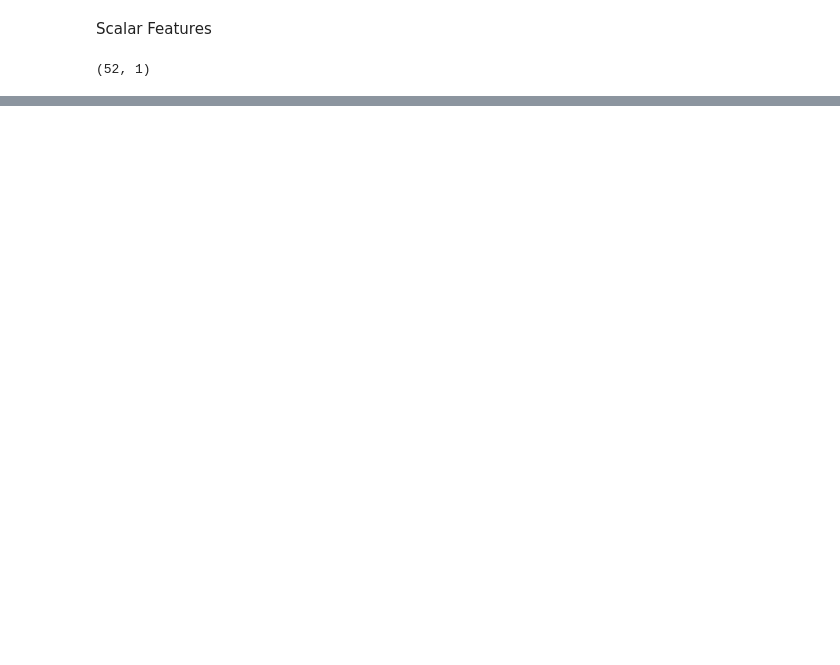
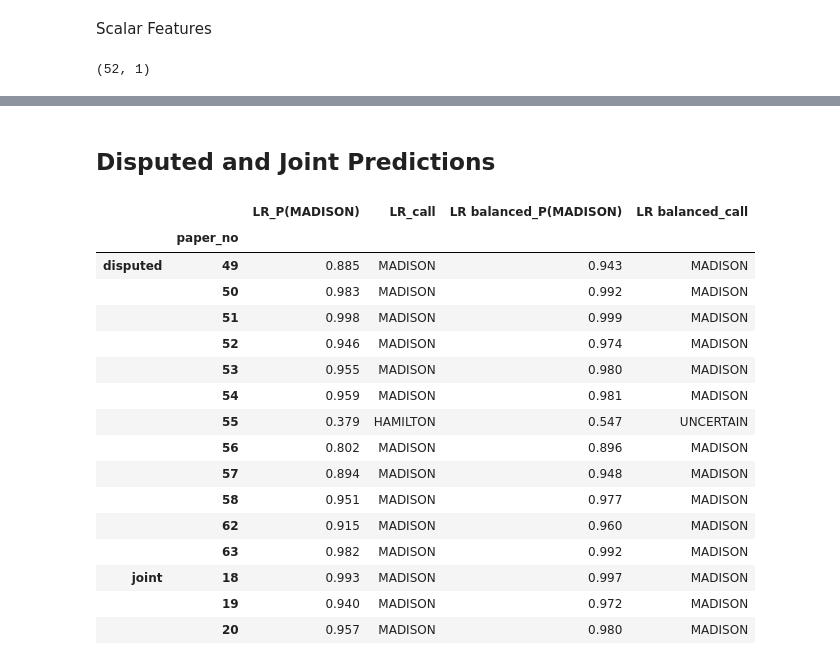
Before and after one commit to kim44321/federalist-papers, a Jupyter notebook: refactored_main.ipynb, the cells around one changed output, grey strips where cells are left out. Drawn from its saved outputs; the diff is of its cells as text; code cells hidden in the pictures; blank space fills up the shorter version.

```diff
--- a/refactored_main.ipynb
+++ b/refactored_main.ipynb
@@ -972,0 +428,4 @@ dtype: float64
+# %%
+accepted_essays_df_copy = accepted_essays_df.copy()
+accepted_essays_df_copy.set_index('paper_no', inplace=True)
+docs_all, y_all = pd.Series(list(nlp.pipe(accepted_essays_df_copy['paper'])), index=accepted_essays_df_copy.index), pd.Series(accepted_essays_df_copy['supposed_author'], index=accepted_essays_df_copy.index)
@@ -972,0 +523,6 @@ dtype: float64
+# %%
+final_model.fit(docs_all, y_all)
+clf = final_model.named_steps['clf']
+names = final_model[:-1].get_feature_names_out()
+coefs = pd.Series(clf.coef_[0], index=names).sort_values()
+print(coefs.head(10)); print(coefs.tail(10))
@@ -972,0 +547,59 @@ dtype: float64
+# %%
+disputed_essays_df = pd.DataFrame(disputed_essays)
+disputed_essays_df.columns=['paper_no', 'paper','supposed_author']
+disputed_essays_df.set_index('paper_no', inplace=True)
+disputed_essays_all = pd.Series(list(nlp.pipe(disputed_essays_df['paper'])), index=disputed_essays_df.index)
+
+joint_essays_df = pd.DataFrame(joint_essays)
+joint_essays_df.columns=['paper_no', 'paper','supposed_author']
+joint_essays_df.set_index('paper_no', inplace=True)
+joint_essays_all = pd.Series(list(nlp.pipe(joint_essays_df['paper'])), index=joint_essays_df.index)
+# %% [markdown]
+## Disputed and Joint Predictions
+# %%
+
+final_models = {
+    'LR':          make_model(best, LogisticRegression(random_state=42)),
+    'LR balanced': make_model(best, LogisticRegression(class_weight='balanced', random_state=42)),
+}
+def model_eval_proba(models, X,y, pred):
+    proba = {}
+    for name, model in models.items():
+        model.fit(X, y)
+        assert list(model.classes_) == ['HAMILTON', 'MADISON']
+        probabilities = model.predict_proba(pred)[:, 1]
+        proba[f'{name}_P(MADISON)'] = probabilities
+
+        proba[f'{name}_call'] = np.select(
+            [
+                probabilities > 0.6,
+                probabilities < 0.4
+            ],
+            [
+                'MADISON',
+                'HAMILTON'
+            ],
+            default='UNCERTAIN'
+        )
+    return pd.DataFrame(proba, index=pred.index).round(3)
+
+disputed_joint_all = pd.concat({'disputed': disputed_essays_all, 'joint': joint_essays_all})
+model_eval_proba(final_models, docs_all, y_all, disputed_joint_all)
+# %% [output]
+|  |  | LR_P(MADISON) | LR_call | LR balanced_P(MADISON) | LR balanced_call |
+|  | paper_no |  |  |  |  |
+| disputed | 49 | 0.885 | MADISON | 0.943 | MADISON |
+|  | 50 | 0.983 | MADISON | 0.992 | MADISON |
+|  | 51 | 0.998 | MADISON | 0.999 | MADISON |
+|  | 52 | 0.946 | MADISON | 0.974 | MADISON |
+|  | 53 | 0.955 | MADISON | 0.980 | MADISON |
+|  | 54 | 0.959 | MADISON | 0.981 | MADISON |
+|  | 55 | 0.379 | HAMILTON | 0.547 | UNCERTAIN |
+|  | 56 | 0.802 | MADISON | 0.896 | MADISON |
+|  | 57 | 0.894 | MADISON | 0.948 | MADISON |
+|  | 58 | 0.951 | MADISON | 0.977 | MADISON |
+|  | 62 | 0.915 | MADISON | 0.960 | MADISON |
+|  | 63 | 0.982 | MADISON | 0.992 | MADISON |
+| joint | 18 | 0.993 | MADISON | 0.997 | MADISON |
+|  | 19 | 0.940 | MADISON | 0.972 | MADISON |
+|  | 20 | 0.957 | MADISON | 0.980 | MADISON |
```
Also changed, not shown: parts of 57 cells of this notebook, 1 other file.
